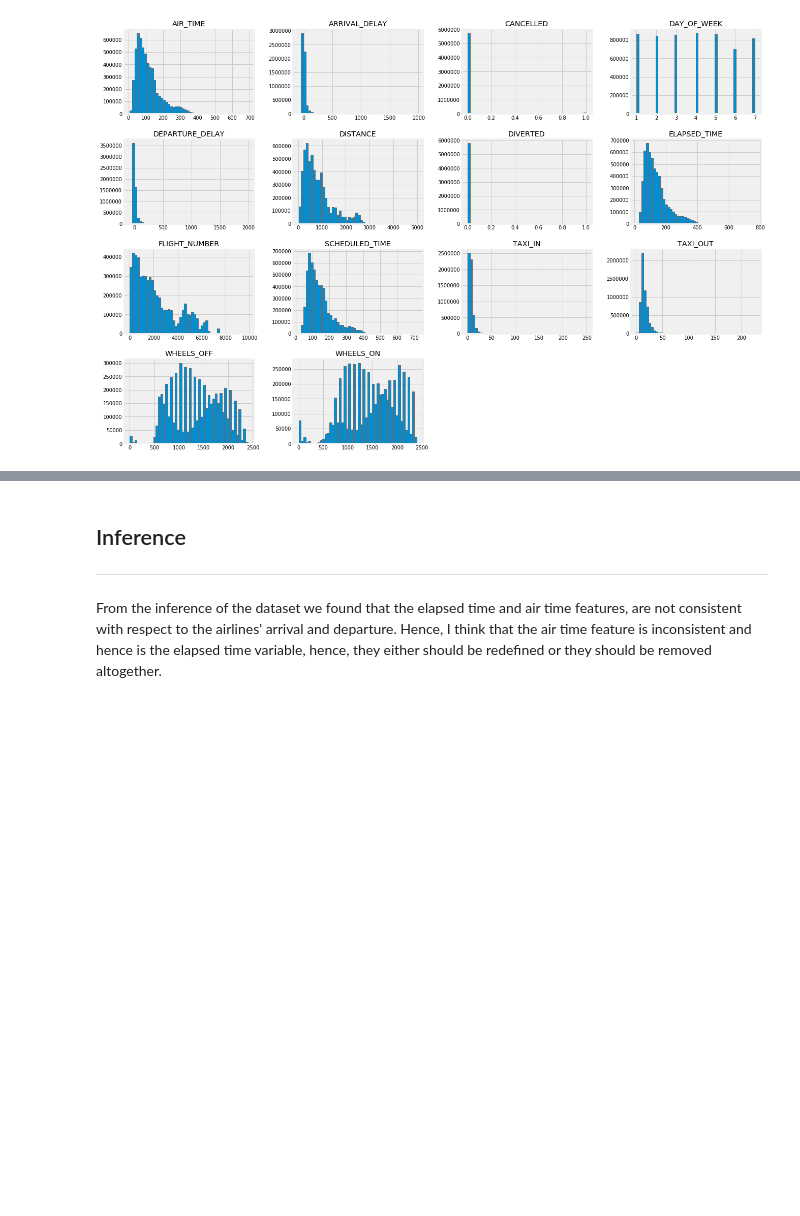
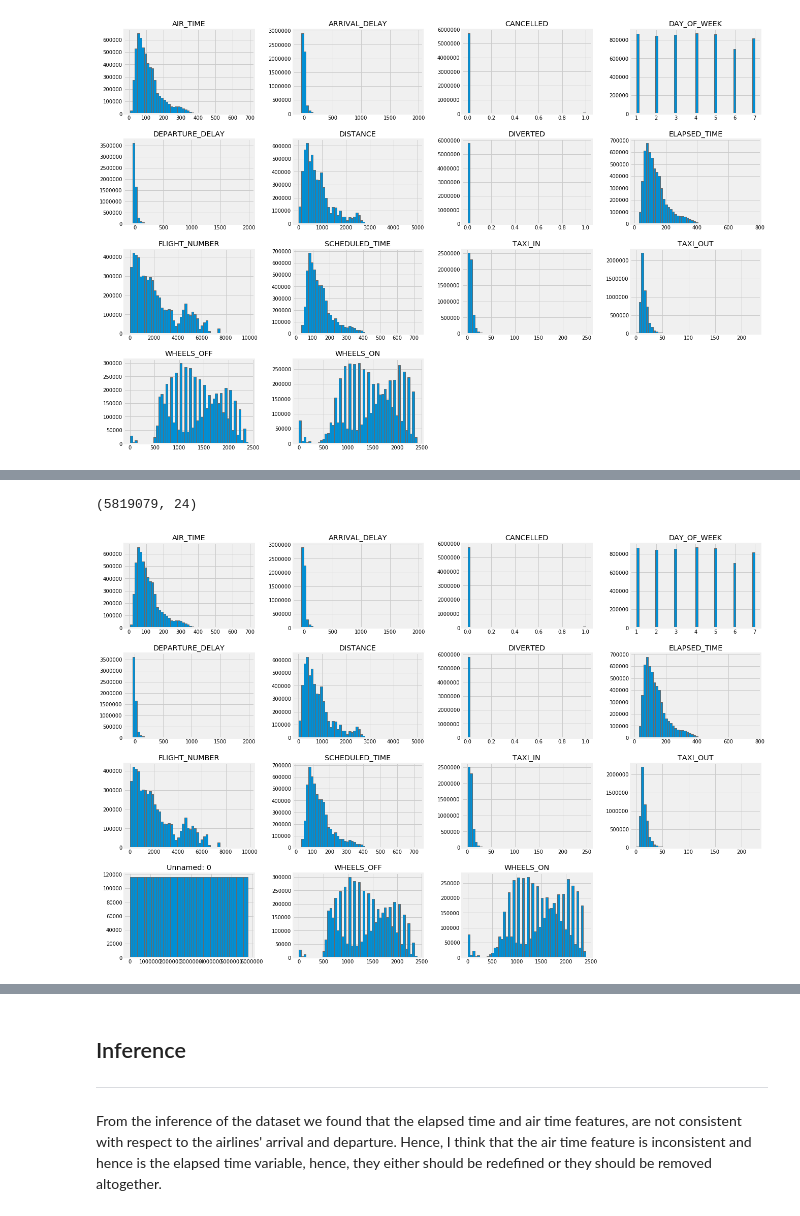
Before and after one commit to Siddharths8212376/Predict-Flight-Delays, a Jupyter notebook: docs/EDA_Complete.ipynb, the cells around one changed output, grey strips where cells are left out. Saved outputs shown, nothing was run; the diff lists cells and outputs as text; code cells hidden in the pictures; blank space fills up the shorter version.

```diff
--- a/docs/EDA_Complete.ipynb
+++ b/docs/EDA_Complete.ipynb
@@ -396,0 +350,2 @@ plt.show()
+# %%
+flights = pd.read_csv('flights_changed_times.csv')
@@ -396,0 +361,5 @@ plt.show()
+# %%
+date_column = flights['DATE']
+flights.drop(['DATE'], axis=1, inplace=True)
+flights.insert(loc=0, column='DATE', value=date_column)
+flights.head()
@@ -397,3 +373,21 @@ plt.show()
+# %%
+flights.shape
+# %% [output]
+(5819079, 24)
+# %%
+# since the departure time and arrival time don't provide any additional
+# information, these can be considered redundant, and hence, we're not going
+# to use these
+
+# let's now make the list of variables that don't show any sort of dependency
+# and remove those
+
+# let's create a histogram for each of these variables so that their dependency
+# is shown
+flights.hist(bins=50, figsize=(20, 15))
+plt.show()
+# %% [output]
+[figure, added]
 # %%
 flights.info()
 # %% [output]
```
Also changed, not shown: parts of 112 cells of this notebook.
